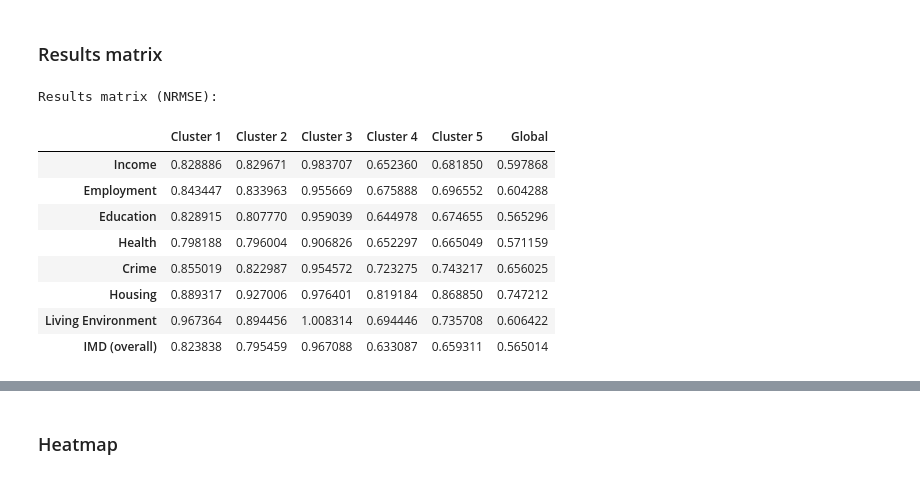
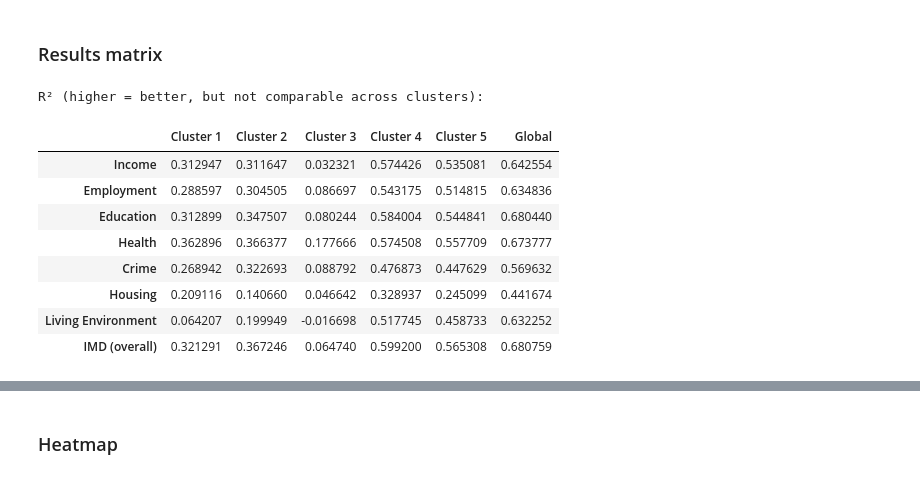
Before and after one commit to Urban-Analytics/INTEGRATE-Embeddings-Deprivation, a Jupyter notebook: notebooks/8-Prediction_Deprivation_domains.ipynb, the cells around one changed output, grey strips where cells are left out. Cells and saved outputs as stored; diff of their text form; code cells hidden in the pictures.

```diff
--- a/notebooks/8-Prediction_Deprivation_domains.ipynb
+++ b/notebooks/8-Prediction_Deprivation_domains.ipynb
@@ -284,27 +273,31 @@ Done.
 # %% [markdown]
 ### Results matrix
 # %%
-# Build a DataFrame from the nested results dict, extracting only the chosen metric.
+# Build results matrices for both metrics.
 # Rows = IMD domains, Columns = clusters + Global.
-results_matrix = pd.DataFrame(
-    {domain: {col: metrics[display_metric] for col, metrics in cols.items()}
+cluster_cols = [f"Cluster {c}" for c in categories]
+col_order = cluster_cols + ["Global"]
+
+r2_matrix = pd.DataFrame(
+    {domain: {col: metrics["R2"] for col, metrics in cols.items()}
      for domain, cols in all_results.items()}
-).T  # transpose so domains are rows
+).T[col_order]
 
-# Reorder columns: clusters in order, then Global at the end
-cluster_cols = [f"Cluster {c}" for c in categories]
-results_matrix = results_matrix[cluster_cols + ["Global"]]
+nrmse_matrix = pd.DataFrame(
+    {domain: {col: metrics["NRMSE"] for col, metrics in cols.items()}
+     for domain, cols in all_results.items()}
+).T[col_order]
 
-print(f"Results matrix ({display_metric}):")
-results_matrix
+print("R² (higher = better, but not comparable across clusters):")
+r2_matrix
 # %% [output]
-Results matrix (NRMSE):
+R² (higher = better, but not comparable across clusters):
 |  | Cluster 1 | Cluster 2 | Cluster 3 | Cluster 4 | Cluster 5 | Global |
-| Income | 0.828886 | 0.829671 | 0.983707 | 0.652360 | 0.681850 | 0.597868 |
-| Employment | 0.843447 | 0.833963 | 0.955669 | 0.675888 | 0.696552 | 0.604288 |
-| Education | 0.828915 | 0.807770 | 0.959039 | 0.644978 | 0.674655 | 0.565296 |
-| Health | 0.798188 | 0.796004 | 0.906826 | 0.652297 | 0.665049 | 0.571159 |
-| Crime | 0.855019 | 0.822987 | 0.954572 | 0.723275 | 0.743217 | 0.656025 |
-| Housing | 0.889317 | 0.927006 | 0.976401 | 0.819184 | 0.868850 | 0.747212 |
-| Living Environment | 0.967364 | 0.894456 | 1.008314 | 0.694446 | 0.735708 | 0.606422 |
-| IMD (overall) | 0.823838 | 0.795459 | 0.967088 | 0.633087 | 0.659311 | 0.565014 |
+| Income | 0.312947 | 0.311647 | 0.032321 | 0.574426 | 0.535081 | 0.642554 |
+| Employment | 0.288597 | 0.304505 | 0.086697 | 0.543175 | 0.514815 | 0.634836 |
+| Education | 0.312899 | 0.347507 | 0.080244 | 0.584004 | 0.544841 | 0.680440 |
+| Health | 0.362896 | 0.366377 | 0.177666 | 0.574508 | 0.557709 | 0.673777 |
+| Crime | 0.268942 | 0.322693 | 0.088792 | 0.476873 | 0.447629 | 0.569632 |
+| Housing | 0.209116 | 0.140660 | 0.046642 | 0.328937 | 0.245099 | 0.441674 |
+| Living Environment | 0.064207 | 0.199949 | -0.016698 | 0.517745 | 0.458733 | 0.632252 |
+| IMD (overall) | 0.321291 | 0.367246 | 0.064740 | 0.599200 | 0.565308 | 0.680759 |
```
Also changed, not shown: parts of 3 cells of this notebook.
